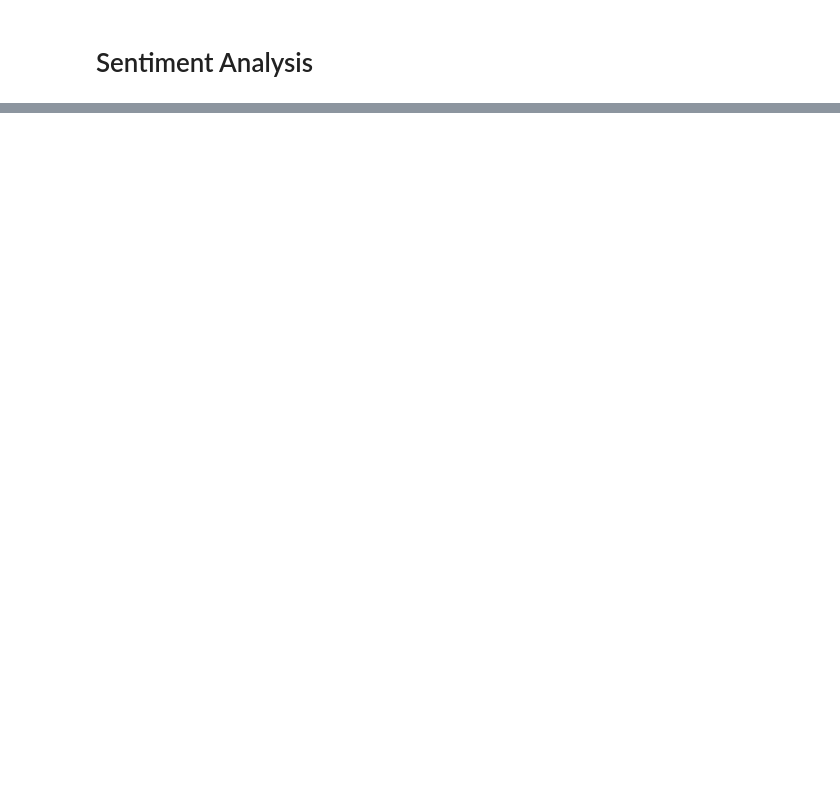
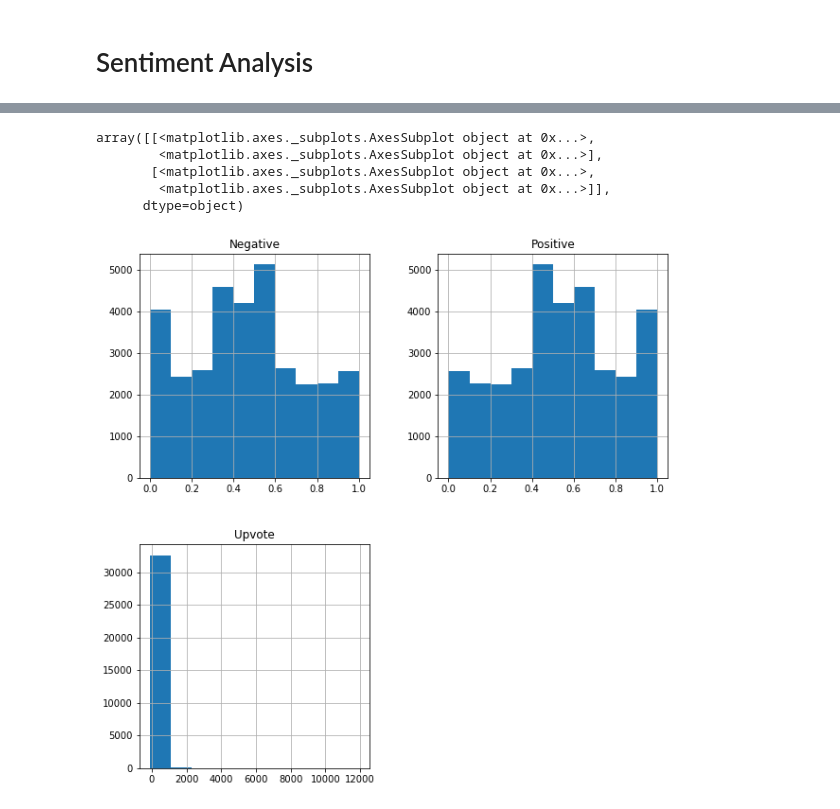
Before and after one commit to mikeFam/MSA_2020_Phase2_DataScience, a Jupyter notebook: Business_Case/BitCoinSentimentAnalysis.ipynb, the cells around one changed output, grey strips where cells are left out. Saved outputs shown, nothing was run; the diff lists cells and outputs as text; code cells hidden in the pictures; blank space fills up the shorter version.

```diff
--- a/Business_Case/BitCoinSentimentAnalysis.ipynb
+++ b/Business_Case/BitCoinSentimentAnalysis.ipynb
@@ -93,0 +186,15 @@ plt.show()
+# %%
+from textblob.sentiments import NaiveBayesAnalyzer, PatternAnalyzer
+from textblob import Blobber
+
+# Initialize prebuilt model
+tba = Blobber(analyzer=NaiveBayesAnalyzer())
+# %%
+# duplicate the 'comments' object
+textBlobOut = copy.deepcopy(comments)
+
+# The output of this model is not a dictionary but an array? with elements
+# So we have create a dictionary and return it to the Series() func
+textBlobOut[['Negative', 'Positive', 'Classification']] = textBlobOut.Reply.apply(lambda x: pd.Series({'Negative':tba(x).sentiment[2],
+                                                                                                      'Positive':tba(x).sentiment[1],
+                                                                                                      'Classification':tba(x).sentiment[0]}))
@@ -93,0 +227,9 @@ plt.show()
+# %%
+textBlobOut.hist(figsize =(10,10))
+# %% [output]
+array([[<matplotlib.axes._subplots.AxesSubplot object at 0x...>,
+        <matplotlib.axes._subplots.AxesSubplot object at 0x...>],
+       [<matplotlib.axes._subplots.AxesSubplot object at 0x...>,
+        <matplotlib.axes._subplots.AxesSubplot object at 0x...>]],
+      dtype=object)
+[figure, added]
```
Also changed, not shown: parts of 52 cells of this notebook, 2 other files.
